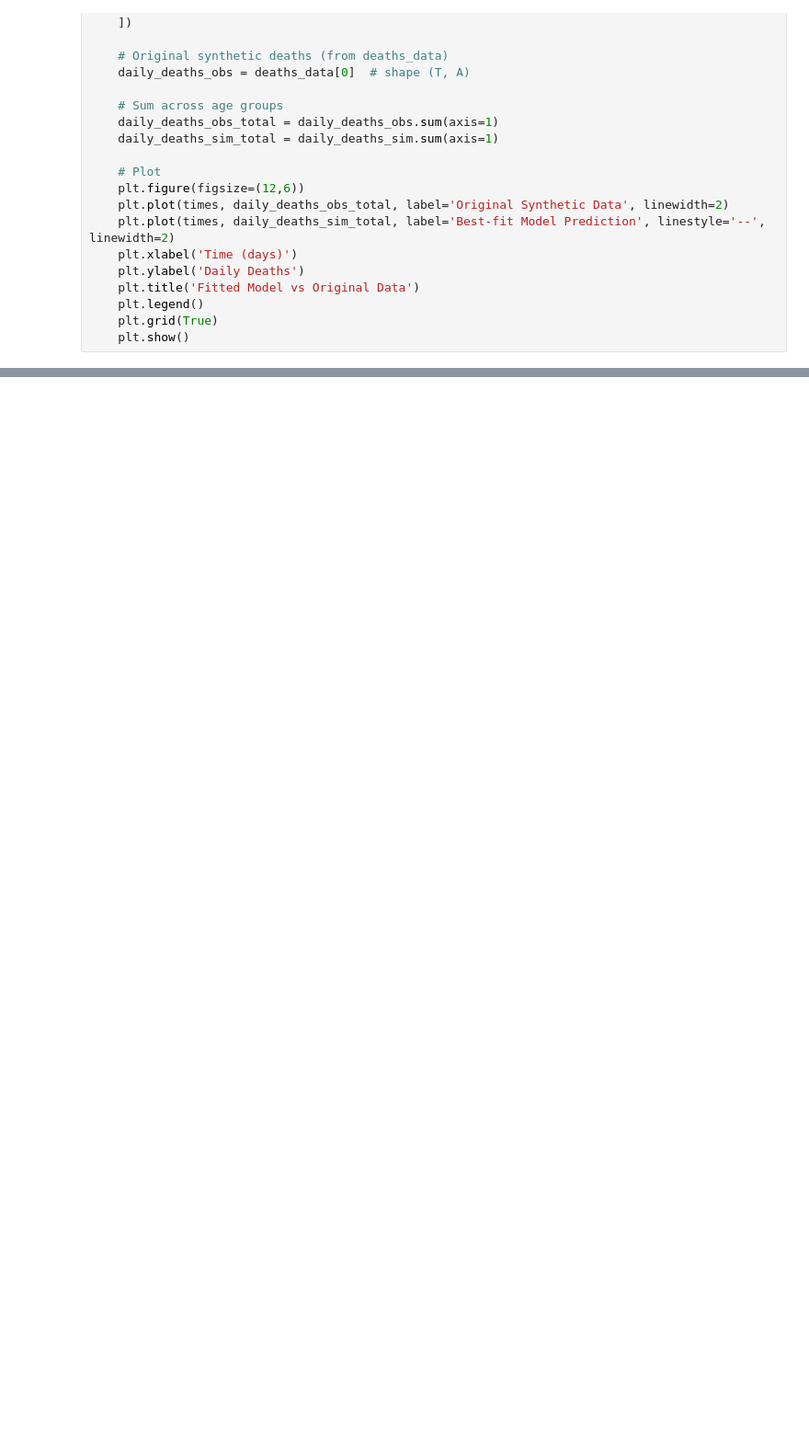
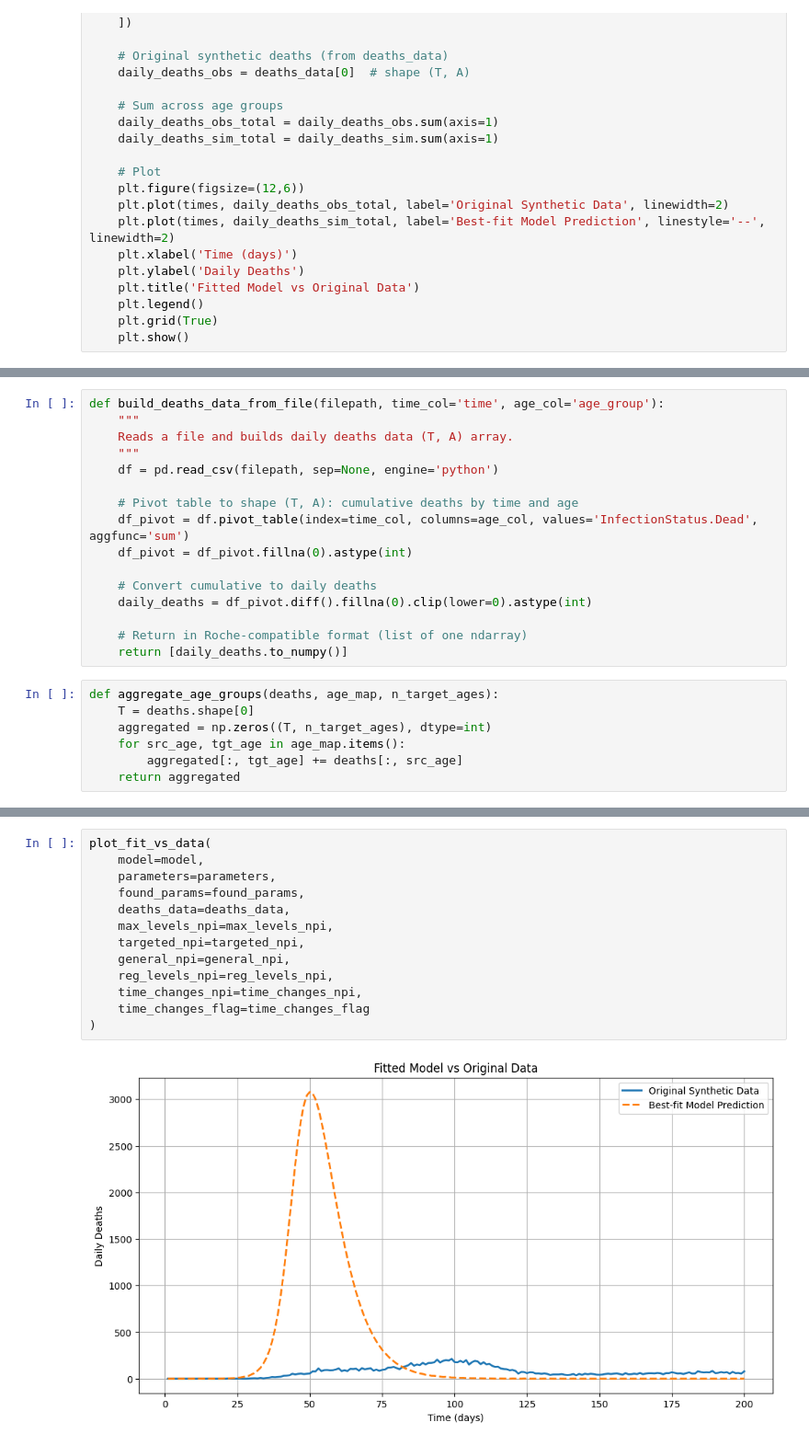
Before and after one commit to Kemuk/first_rotation, a Jupyter notebook: roche_testing.ipynb, the cells around one changed output, grey strips where cells are left out. Shown at 92% size. Drawn from its saved outputs; the diff is of its cells as text; blank space fills up the shorter version.

```diff
--- a/roche_testing.ipynb
+++ b/roche_testing.ipynb
@@ -491,0 +559,23 @@ Log-posterior value: -1161.9359748848938
+# %%
+def build_deaths_data_from_file(filepath, time_col='time', age_col='age_group'):
+    """
+    Reads a file and builds daily deaths data (T, A) array.
+    """
+    df = pd.read_csv(filepath, sep=None, engine='python')
+
+    # Pivot table to shape (T, A): cumulative deaths by time and age
+    df_pivot = df.pivot_table(index=time_col, columns=age_col, values='InfectionStatus.Dead', aggfunc='sum')
+    df_pivot = df_pivot.fillna(0).astype(int)
+
+    # Convert cumulative to daily deaths
+    daily_deaths = df_pivot.diff().fillna(0).clip(lower=0).astype(int)
+
+    # Return in Roche-compatible format (list of one ndarray)
+    return [daily_deaths.to_numpy()]
+# %%
+def aggregate_age_groups(deaths, age_map, n_target_ages):
+    T = deaths.shape[0]
+    aggregated = np.zeros((T, n_target_ages), dtype=int)
+    for src_age, tgt_age in age_map.items():
+        aggregated[:, tgt_age] += deaths[:, src_age]
+    return aggregated
@@ -491,0 +638,15 @@ Log-posterior value: -1161.9359748848938
+# %%
+plot_fit_vs_data(
+    model=model,
+    parameters=parameters,
+    found_params=found_params,
+    deaths_data=deaths_data,
+    max_levels_npi=max_levels_npi,
+    targeted_npi=targeted_npi,
+    general_npi=general_npi,
+    reg_levels_npi=reg_levels_npi,
+    time_changes_npi=time_changes_npi,
+    time_changes_flag=time_changes_flag
+)
+# %% [output]
+[figure, added]
```
Also changed, not shown: parts of 7 cells of this notebook.
